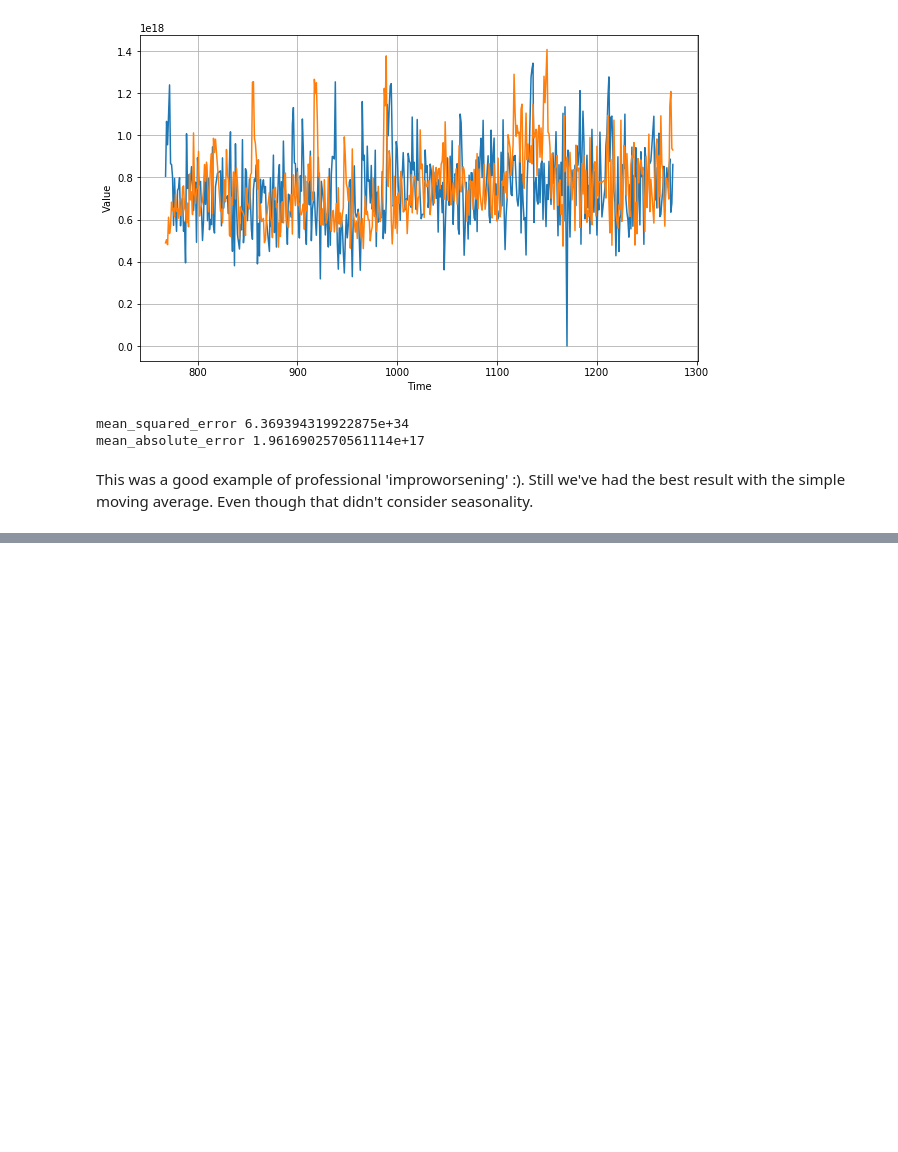
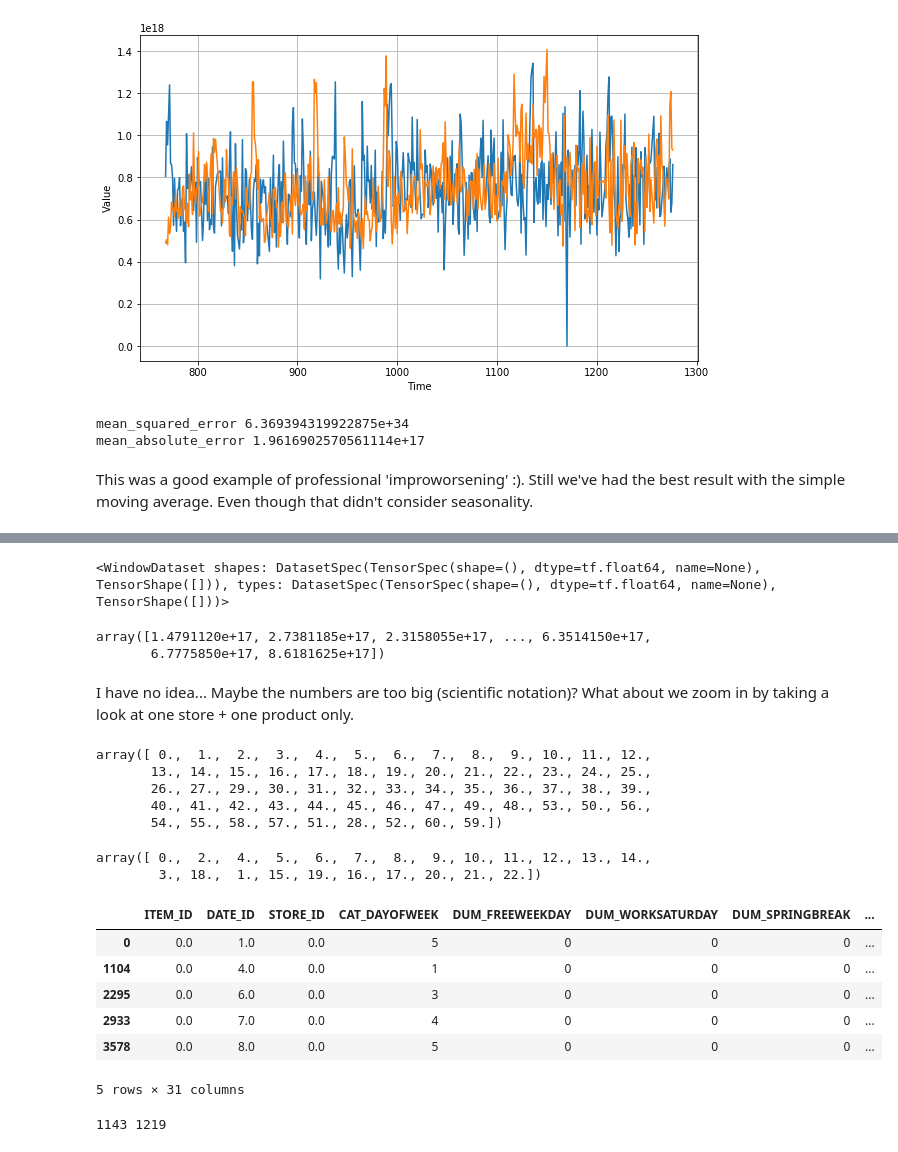
Before and after one commit to sekR4/pred_sale_01, a Jupyter notebook: simple_predictions.ipynb, the cells around one changed output, grey strips where cells are left out. Drawn from its saved outputs; the diff is of its cells as text; code cells hidden in the pictures; blank space fills up the shorter version.

```diff
--- a/simple_predictions.ipynb
+++ b/simple_predictions.ipynb
@@ -189,0 +280,41 @@ This was a good example of professional 'improworsening' :). Still we've had the
+# %%
+tf.data.Dataset.from_tensor_slices(series)\
+.window(window_size + 1, shift=1, drop_remainder=True)
+# %% [output]
+<WindowDataset shapes: DatasetSpec(TensorSpec(shape=(), dtype=tf.float64, name=None), TensorShape([])), types: DatasetSpec(TensorSpec(shape=(), dtype=tf.float64, name=None), TensorShape([]))>
+# %%
+series
+# %% [output]
+array([1.4791120e+17, 2.7381185e+17, 2.3158055e+17, ..., 6.3514150e+17,
+       6.7775850e+17, 8.6181625e+17])
+# %% [markdown]
+I have no idea... Maybe the numbers are too big (scientific notation)? What about we zoom in by taking a look at one store + one product only.
+# %%
+df.STORE_ID.unique()
+# %% [output]
+array([ 0.,  1.,  2.,  3.,  4.,  5.,  6.,  7.,  8.,  9., 10., 11., 12.,
+       13., 14., 15., 16., 17., 18., 19., 20., 21., 22., 23., 24., 25.,
+       26., 27., 29., 30., 31., 32., 33., 34., 35., 36., 37., 38., 39.,
+       40., 41., 42., 43., 44., 45., 46., 47., 49., 48., 53., 50., 56.,
+       54., 55., 58., 57., 51., 28., 52., 60., 59.])
+# %%
+df.ITEM_ID.unique()
+# %% [output]
+array([ 0.,  2.,  4.,  5.,  6.,  7.,  8.,  9., 10., 11., 12., 13., 14.,
+        3., 18.,  1., 15., 19., 16., 17., 20., 21., 22.])
+# %%
+df_zoom = df[(df.STORE_ID == 0)&(df.ITEM_ID==0)]
+df_zoom.head()
+# %% [output]
+|  | ITEM_ID | DATE_ID | STORE_ID | CAT_DAYOFWEEK | DUM_FREEWEEKDAY | DUM_WORKSATURDAY | DUM_SPRINGBREAK | ... |
+| 0 | 0.0 | 1.0 | 0.0 | 5 | 0 | 0 | 0 | ... |
+| 1104 | 0.0 | 4.0 | 0.0 | 1 | 0 | 0 | 0 | ... |
+| 2295 | 0.0 | 6.0 | 0.0 | 3 | 0 | 0 | 0 | ... |
+| 2933 | 0.0 | 7.0 | 0.0 | 4 | 0 | 0 | 0 | ... |
+| 3578 | 0.0 | 8.0 | 0.0 | 5 | 0 | 0 | 0 | ... |
+5 rows × 31 columns
+# %%
+#Doublecheck if there are no duplicates in date_id
+print(len(df_zoom),len(df.DATE_ID.unique()))
+# %% [output]
+1143 1219
```
Also changed, not shown: parts of 10 cells of this notebook.
